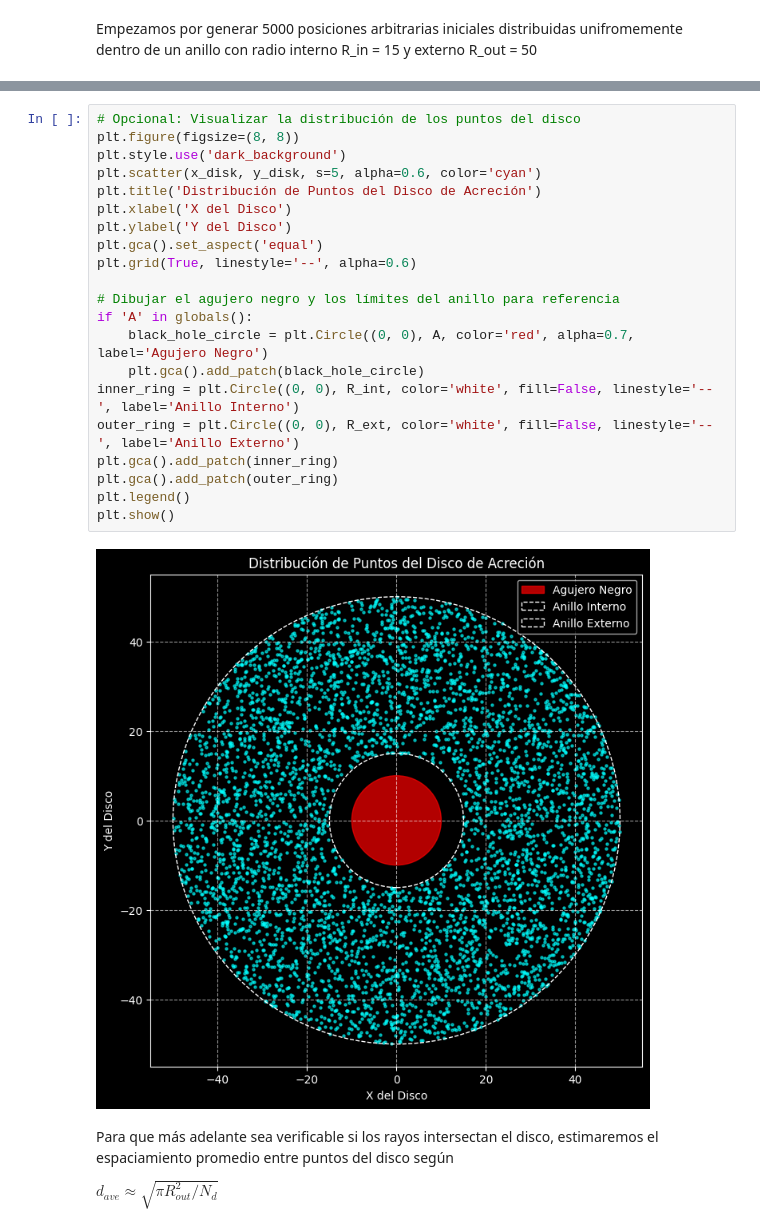
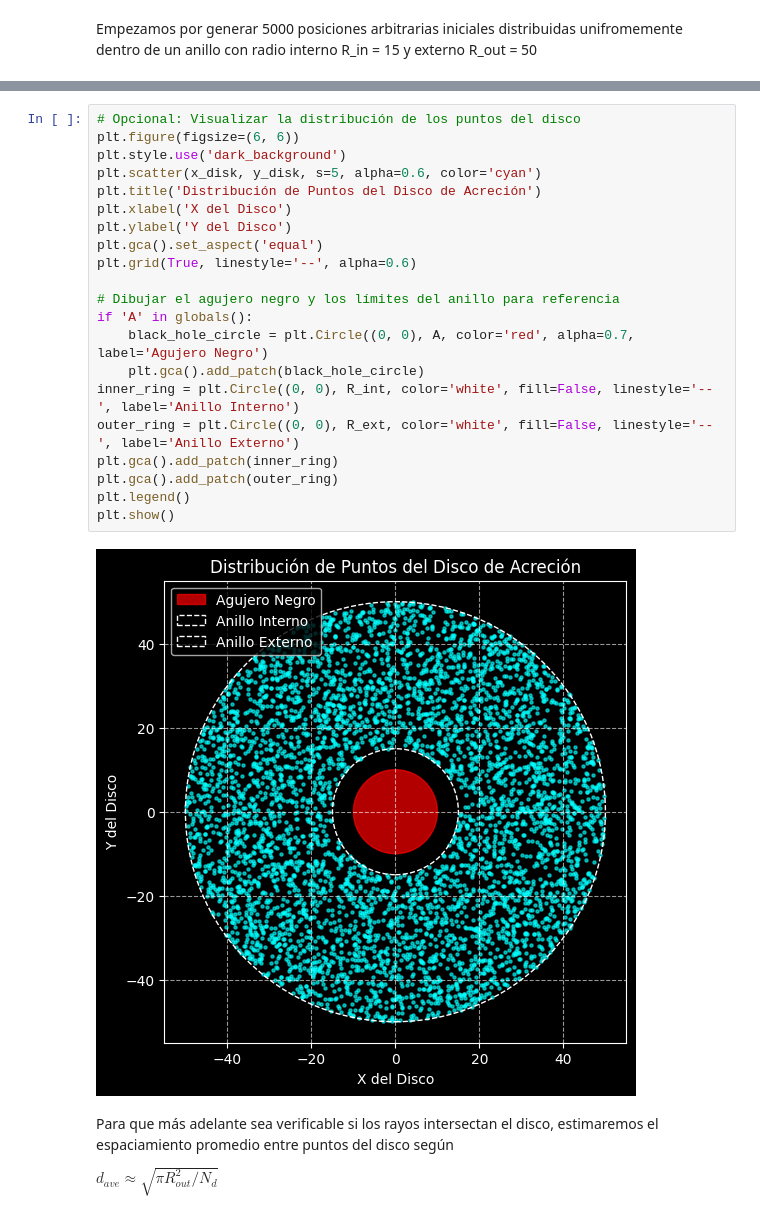
Before and after one commit to soleildayana/Modern-Astrophysics, a Jupyter notebook: AstroModerna_Proyecto_I.ipynb, the cells around one changed output, grey strips where cells are left out. Cells and saved outputs as stored; diff of their text form.

```diff
--- a/AstroModerna_Proyecto_I.ipynb
+++ b/AstroModerna_Proyecto_I.ipynb
@@ -254,26 +254,26 @@ Primeras 5 posiciones y_disk: [-31.41364248  -0.90679211 -26.13991045  37.076383
 # %%
 # Opcional: Visualizar la distribución de los puntos del disco
-plt.figure(figsize=(8, 8))
+plt.figure(figsize=(6, 6))
 plt.style.use('dark_background')
 plt.scatter(x_disk, y_disk, s=5, alpha=0.6, color='cyan')
 plt.title('Distribución de Puntos del Disco de Acreción')
 plt.xlabel('X del Disco')
 plt.ylabel('Y del Disco')
 plt.gca().set_aspect('equal')
 plt.grid(True, linestyle='--', alpha=0.6)
 
 # Dibujar el agujero negro y los límites del anillo para referencia
 if 'A' in globals():
     black_hole_circle = plt.Circle((0, 0), A, color='red', alpha=0.7, label='Agujero Negro')
     plt.gca().add_patch(black_hole_circle)
 inner_ring = plt.Circle((0, 0), R_int, color='white', fill=False, linestyle='--', label='Anillo Interno')
 outer_ring = plt.Circle((0, 0), R_ext, color='white', fill=False, linestyle='--', label='Anillo Externo')
 plt.gca().add_patch(inner_ring)
 plt.gca().add_patch(outer_ring)
 plt.legend()
 plt.show()
 # %% [output]
-[figure, old version]
+[figure, new version]
 # %% [markdown]
 Para que más adelante sea verificable si los rayos intersectan el disco, estimaremos el espaciamiento promedio entre puntos del disco según
 
```
Also changed, not shown: parts of 13 cells of this notebook, 1 other file.
